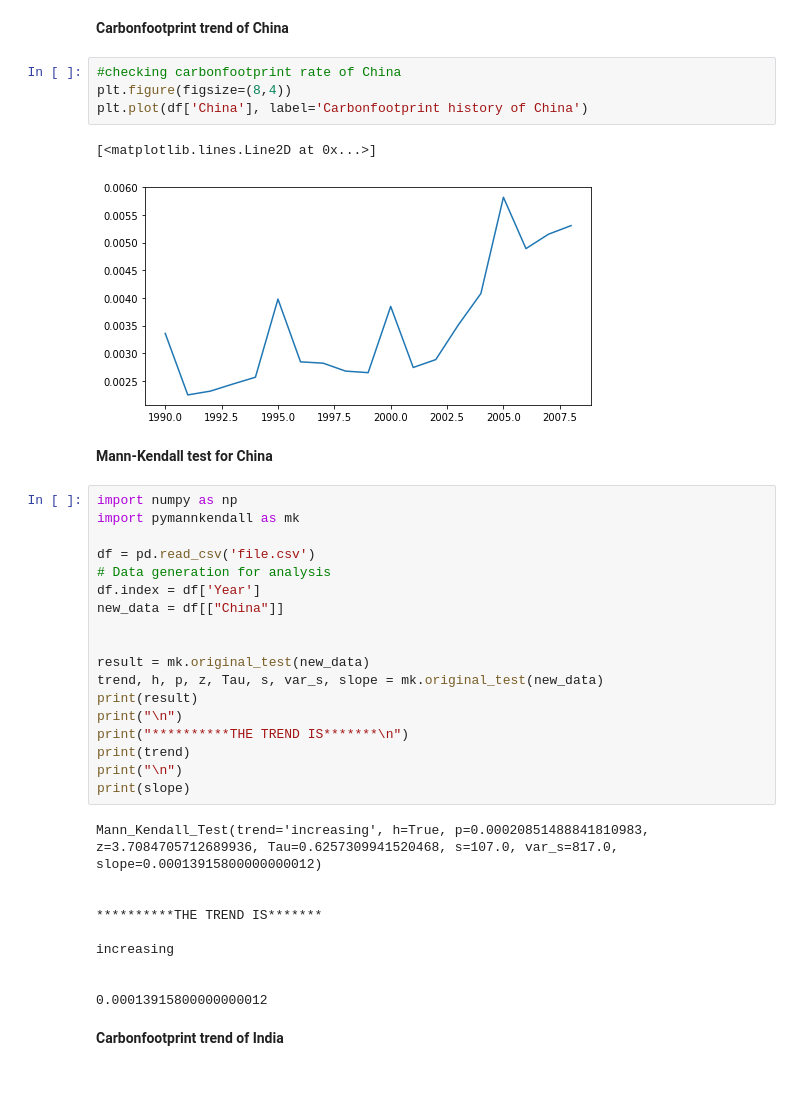
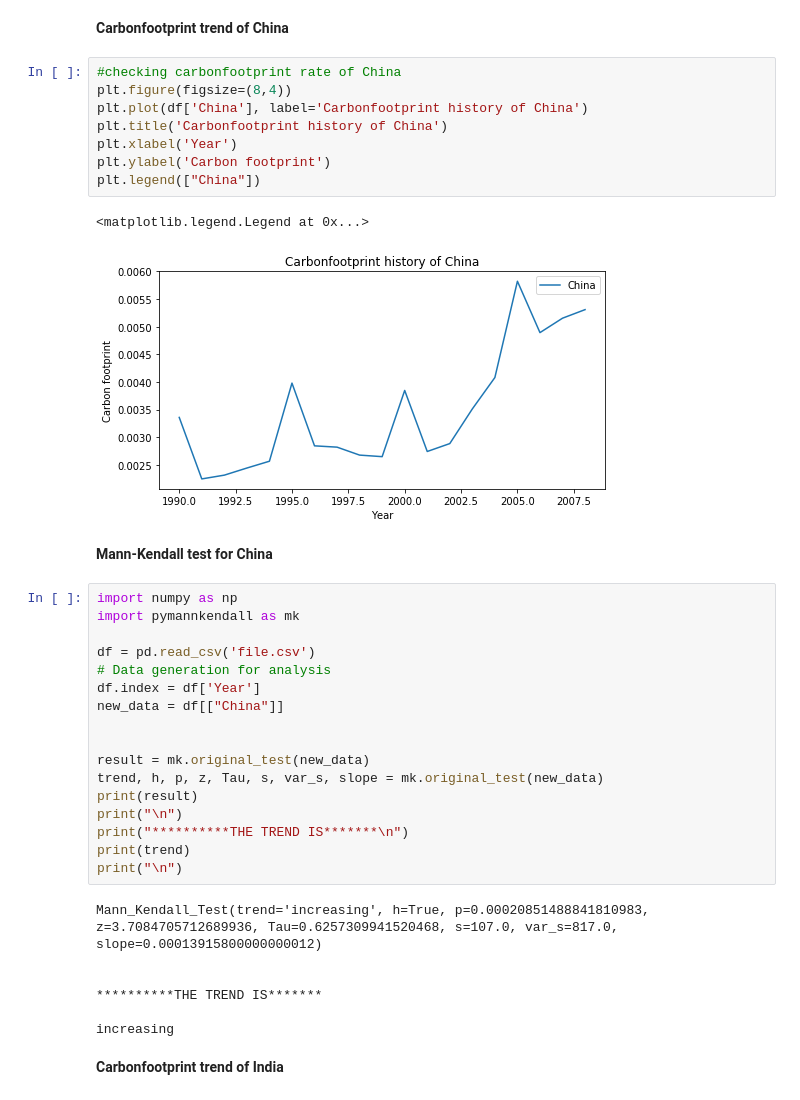
Before and after one commit to KeerthikaRajvel/Analysis-of-Climate-Change, a Jupyter notebook: Carbonfootprint Analysis and Prediction/Carbonfootprint_prediction.ipynb, the cells around one changed output. Saved outputs shown, nothing was run; the diff lists cells and outputs as text.

```diff
--- a/Carbonfootprint Analysis and Prediction/Carbonfootprint_prediction.ipynb
+++ b/Carbonfootprint Analysis and Prediction/Carbonfootprint_prediction.ipynb
@@ -31,10 +31,14 @@ df.index = df['Year']
 # %%
 #checking carbonfootprint rate of China
 plt.figure(figsize=(8,4))
 plt.plot(df['China'], label='Carbonfootprint history of China')
+plt.title('Carbonfootprint history of China')
+plt.xlabel('Year')
+plt.ylabel('Carbon footprint')
+plt.legend(["China"])
 # %% [output]
-[<matplotlib.lines.Line2D at 0x...>]
+<matplotlib.legend.Legend at 0x...>
-[figure, old version]
+[figure, new version]
 # %% [markdown]
 **Mann-Kendall test for China**
 # %%
@@ -54,7 +58,6 @@ print("\n")
 print("**********THE TREND IS*******\n")
 print(trend)
 print("\n")
-print(slope)
 # %% [output]
 Mann_Kendall_Test(trend='increasing', h=True, p=0.00020851488841810983, z=3.7084705712689936, Tau=0.6257309941520468, s=107.0, var_s=817.0, slope=0.00013915800000000012)
 
@@ -62,9 +65,6 @@ Mann_Kendall_Test(trend='increasing', h=True, p=0.00020851488841810983, z=3.7084
 **********THE TREND IS*******
 
 increasing
-
-
-0.00013915800000000012
 # %% [markdown]
 **Carbonfootprint trend of India**
 # %%
```
Also changed, not shown: parts of 25 cells of this notebook.
